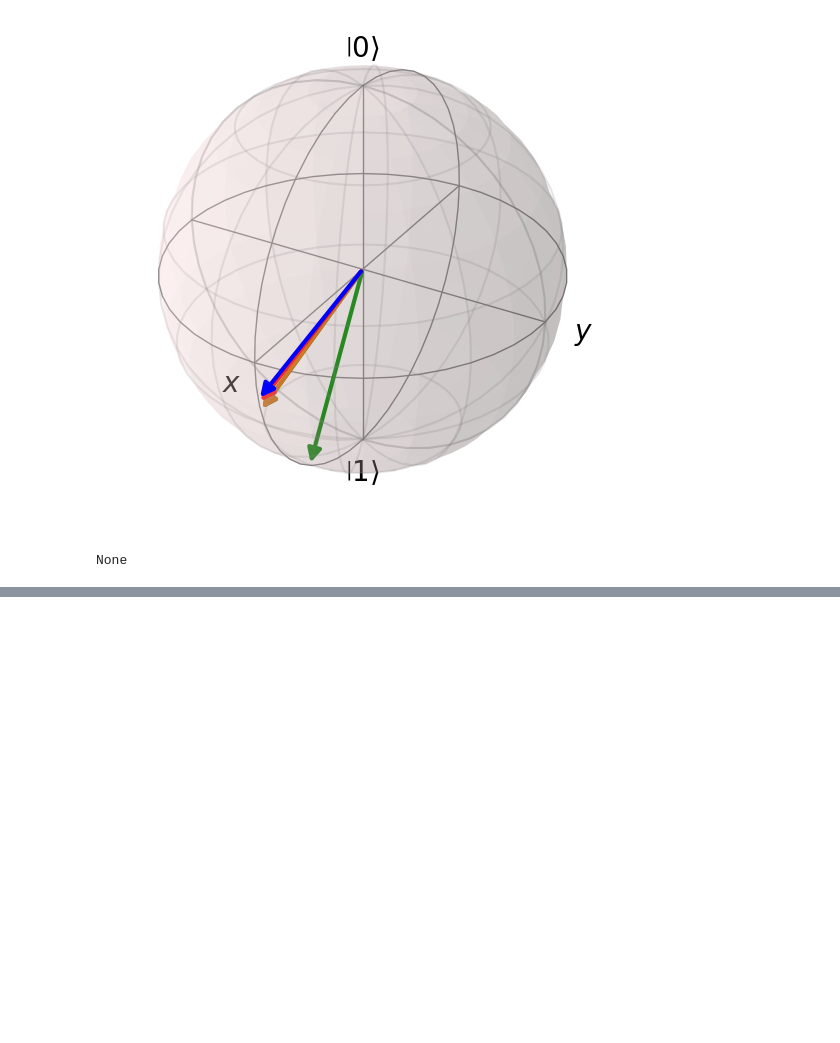
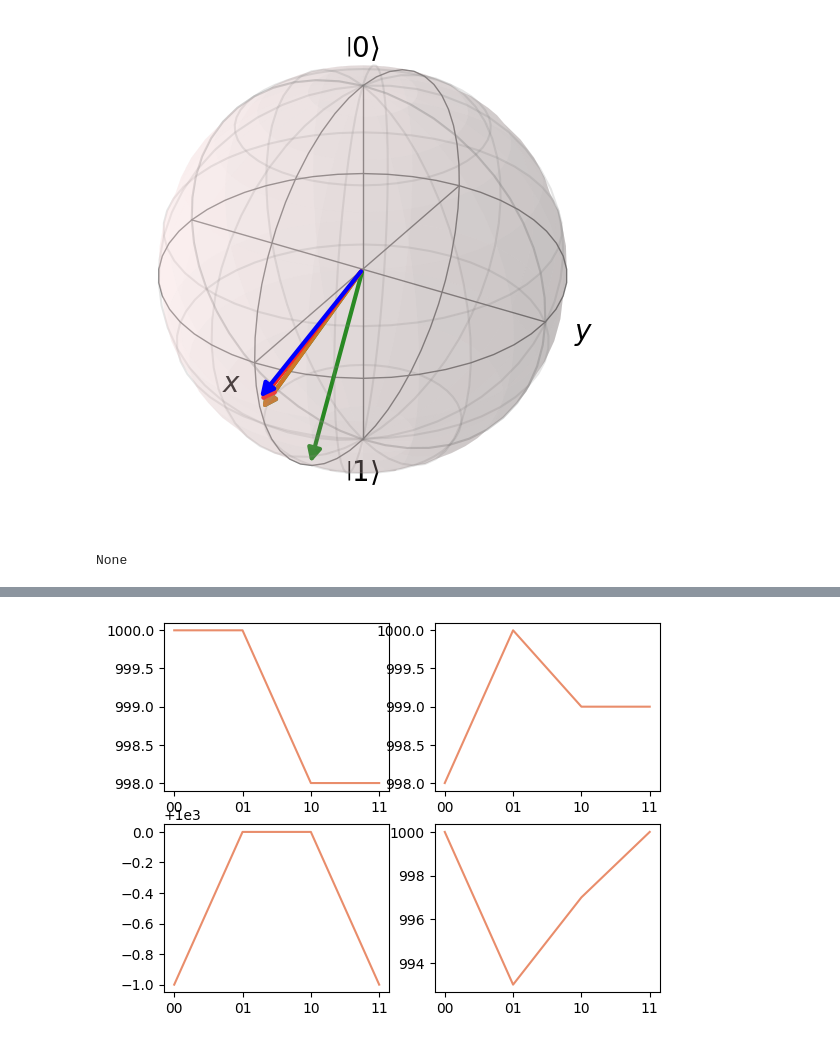
Before and after one commit to Dpbm/scientific-research-1-quantum-oracles, a Jupyter notebook: code/grover-tests.ipynb, the cells around one changed output, grey strips where cells are left out. Saved outputs shown, nothing was run; the diff lists cells and outputs as text; code cells hidden in the pictures; blank space fills up the shorter version.

Commit message:
understanding data

```diff
--- a/code/grover-tests.ipynb
+++ b/code/grover-tests.ipynb
@@ -382,0 +398,37 @@ None
+# %%
+BIT_STRINGS_2 = ['00', '01', '10', '11']
+
+def test_angle_with_multiple_bit_strings(bit_strings):
+    df = pd.DataFrame(columns=("angle", *bit_strings, "default"), index=bit_strings)
+
+    for string in bit_strings:
+        oracle = phase_oracle([string])
+        n_grover,theta = new_grover(oracle.copy())
+        best_angle, best_total = find_best_angle(theta, n_grover, np.linspace(0, pi, num=1000), string, debug=False)
+        df.loc[string]['angle'] = best_angle
+        df.loc[string][string] = best_total
+
+        default = classical_grover(oracle.copy())
+        default_counts = get_counts(default)
+
+        default_total = 0
+        if(default_counts.get(string)):
+            default_total = default_counts[string]
+        df.loc[string]['default'] = default_total
+
+        for string2 in set(bit_strings)-{string}:
+            oracle = phase_oracle([string2])
+            n_grover_2,theta_2 = new_grover(oracle.copy())
+            bc = n_grover_2.assign_parameters({theta_2: best_angle})
+            counts = get_counts(bc)
+
+            total = 0
+            if(counts.get(string2)):
+                total = counts[string2]
+
+            df.loc[string2][string] = total
+
+    return df
+
+df = test_angle_with_multiple_bit_strings(BIT_STRINGS_2)
+df
@@ -382,0 +441,10 @@ None
+# %%
+fig, ((ax1, ax2), (ax3, ax4)) = plt.subplots(2, 2)
+
+ax1.plot(BIT_STRINGS_2, df['00'])
+ax2.plot(BIT_STRINGS_2, df['01'])
+ax3.plot(BIT_STRINGS_2, df['10'])
+ax4.plot(BIT_STRINGS_2, df['11'])
+plt.show()
+# %% [output]
+[figure, added]
```
Also changed, not shown: parts of 17 cells of this notebook.
